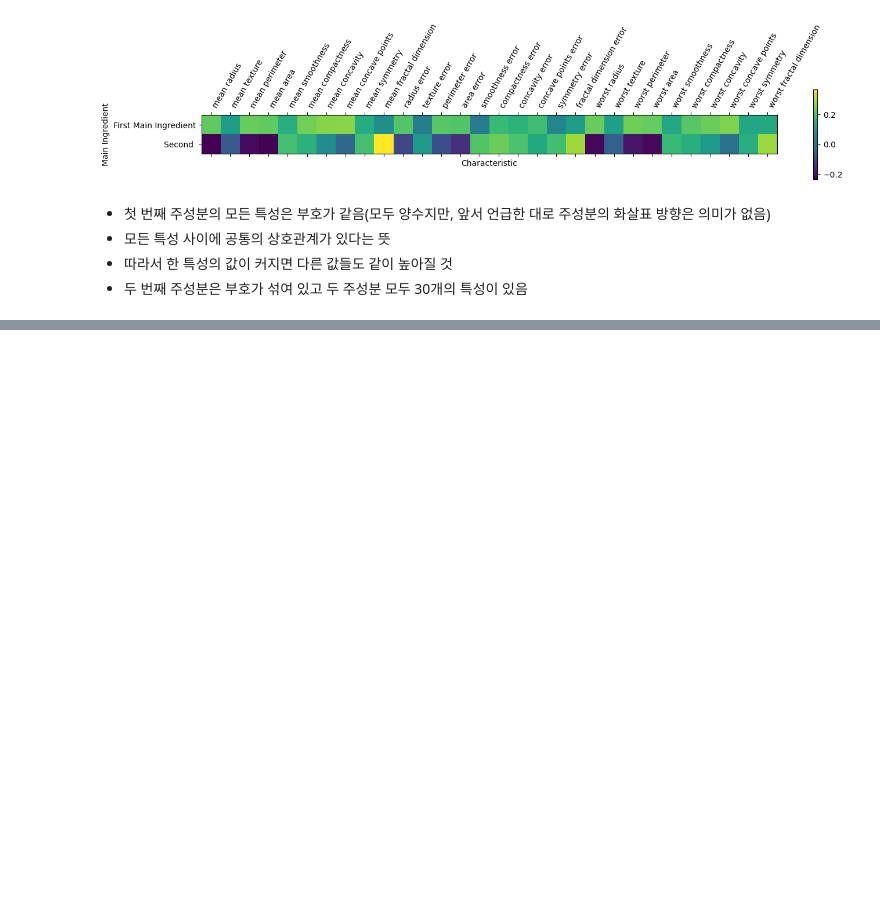
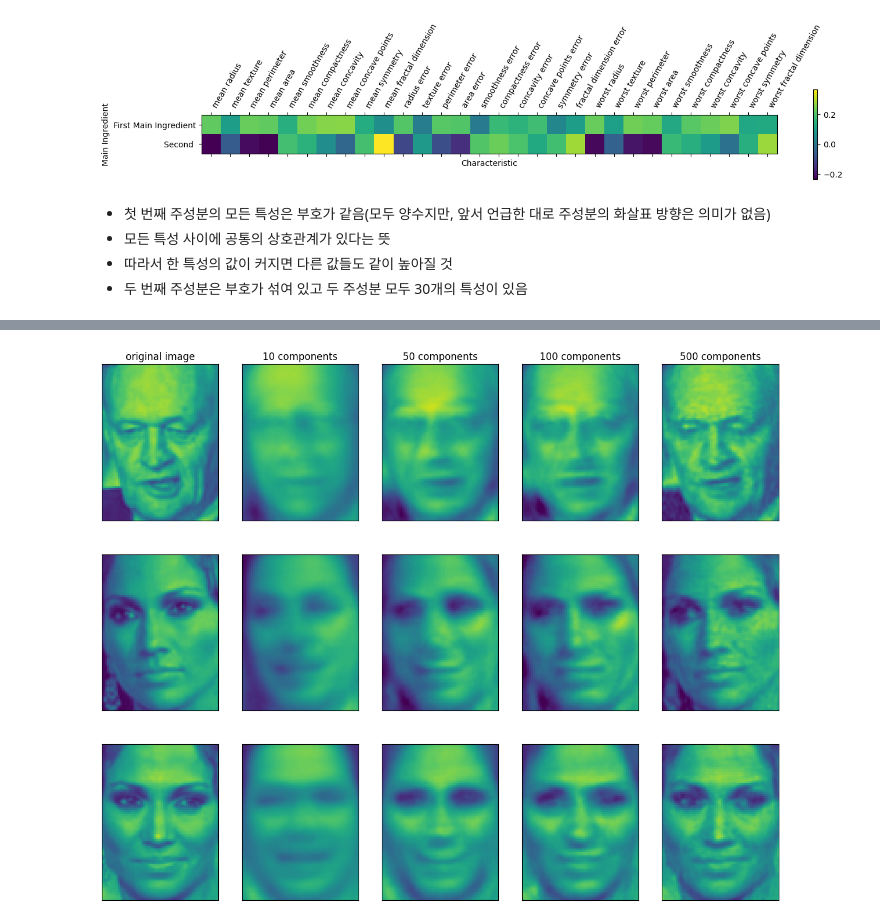
Before and after one commit to haribo09876/MachineLearning, a Jupyter notebook: 03. UnsupervisedLearningAndDataPreprocessing/04. DimensionalityReductionFeatureExtractionManifoldLearning.ipynb, the cells around one changed output, grey strips where cells are left out. Cells and saved outputs as stored; diff of their text form; code cells hidden in the pictures; blank space fills up the shorter version.

```diff
--- a/03. UnsupervisedLearningAndDataPreprocessing/04. DimensionalityReductionFeatureExtractionManifoldLearning.ipynb
+++ b/03. UnsupervisedLearningAndDataPreprocessing/04. DimensionalityReductionFeatureExtractionManifoldLearning.ipynb
@@ -173,0 +318,5 @@ plt.ylabel("Main Ingredient");
+# %%
+# 10, 50, 100, 500개의 주성분을 사용해 얼굴 이미지를 재구성
+mglearn.plots.plot_pca_faces(X_train, X_test, image_shape)
+# %% [output]
+[figure, added]
```
Also changed, not shown: parts of 42 cells of this notebook.
